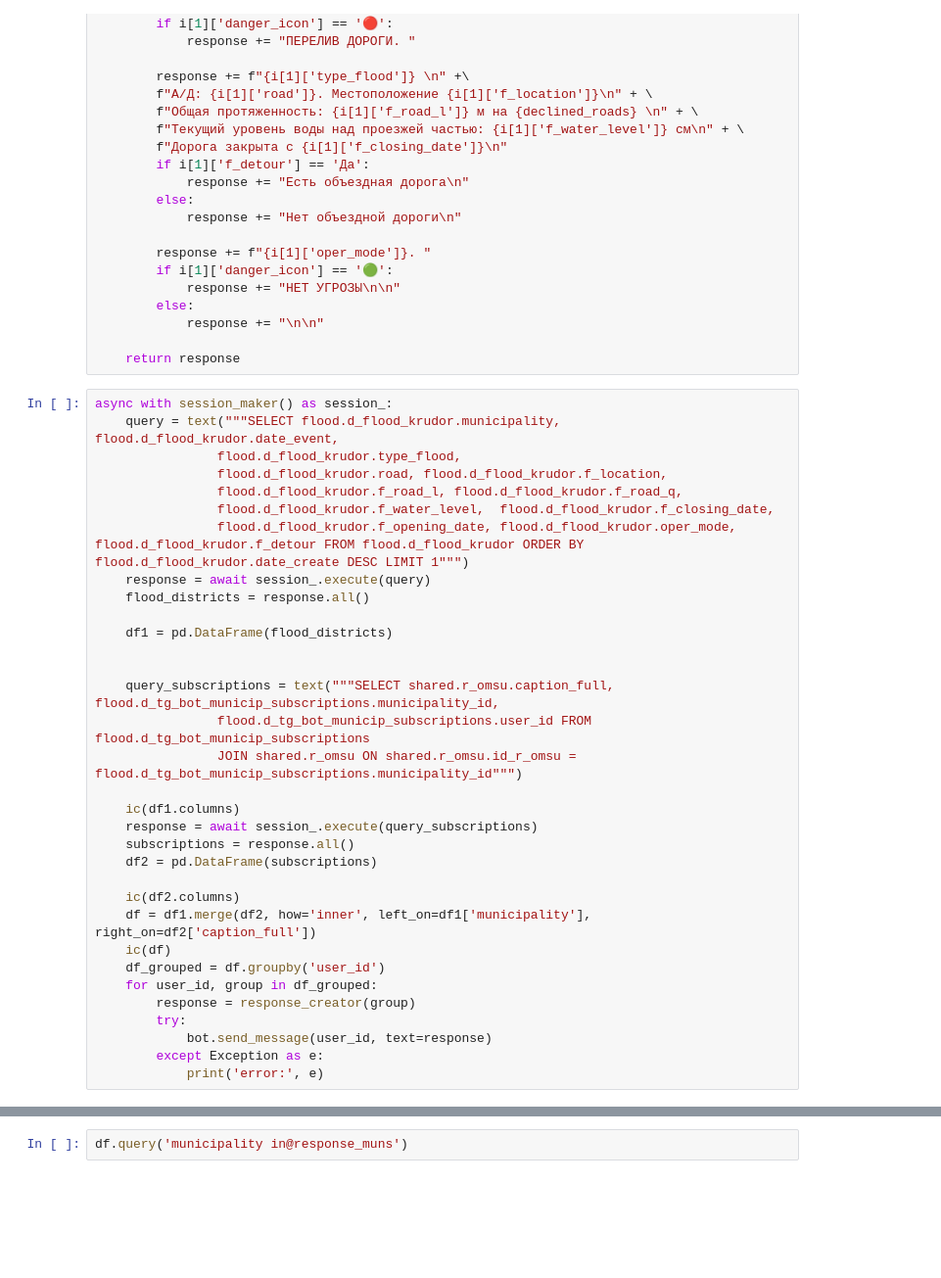
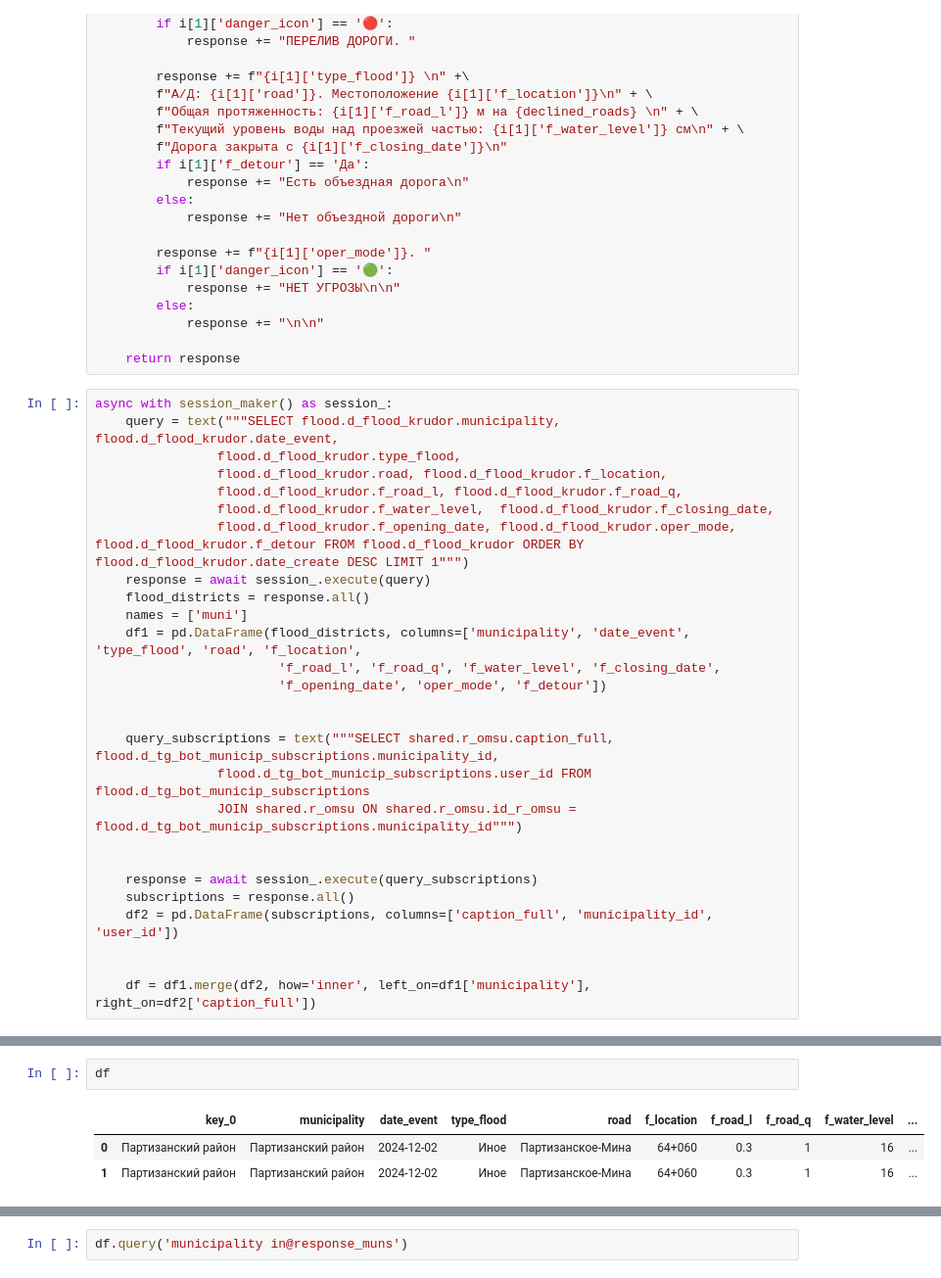
Before and after one commit to rejoller/floods_tg_bot, a Jupyter notebook: test_munic.ipynb, the cells around one changed output, grey strips where cells are left out. Shown: that part at 98% size. Cells and saved outputs as stored; diff of their text form; blank space fills up the shorter version.

```diff
--- a/test_munic.ipynb
+++ b/test_munic.ipynb
@@ -97,26 +97,20 @@ async with session_maker() as session_:
         		flood.d_flood_krudor.f_opening_date, flood.d_flood_krudor.oper_mode, flood.d_flood_krudor.f_detour FROM flood.d_flood_krudor ORDER BY flood.d_flood_krudor.date_create DESC LIMIT 1""")
     response = await session_.execute(query)
     flood_districts = response.all()
-
-    df1 = pd.DataFrame(flood_districts)
+    names = ['muni']
+    df1 = pd.DataFrame(flood_districts, columns=['municipality', 'date_event', 'type_flood', 'road', 'f_location',
+                        'f_road_l', 'f_road_q', 'f_water_level', 'f_closing_date',
+                        'f_opening_date', 'oper_mode', 'f_detour'])
 
 
     query_subscriptions = text("""SELECT shared.r_omsu.caption_full, flood.d_tg_bot_municip_subscriptions.municipality_id,
  				flood.d_tg_bot_municip_subscriptions.user_id FROM flood.d_tg_bot_municip_subscriptions
      			JOIN shared.r_omsu ON shared.r_omsu.id_r_omsu = flood.d_tg_bot_municip_subscriptions.municipality_id""")
 
-    ic(df1.columns)
+
     response = await session_.execute(query_subscriptions)
     subscriptions = response.all()
-    df2 = pd.DataFrame(subscriptions)
+    df2 = pd.DataFrame(subscriptions, columns=['caption_full', 'municipality_id', 'user_id'])
 
-    ic(df2.columns)
+
     df = df1.merge(df2, how='inner', left_on=df1['municipality'], right_on=df2['caption_full'])
-    ic(df)
-    df_grouped = df.groupby('user_id')
-    for user_id, group in df_grouped:
-        response = response_creator(group)
-        try:
-            bot.send_message(user_id, text=response)
-        except Exception as e:
-            print('error:', e)
@@ -140,0 +117,6 @@ RuntimeWarning: Enable tracemalloc to get the object allocation traceback
+# %%
+df
+# %% [output]
+|  | key_0 | municipality | date_event | type_flood | road | f_location | f_road_l | f_road_q | f_water_level | ... |
+| 0 | Партизанский район | Партизанский район | 2024-12-02 | Иное | Партизанское-Мина | 64+060 | 0.3 | 1 | 16 | ... |
+| 1 | Партизанский район | Партизанский район | 2024-12-02 | Иное | Партизанское-Мина | 64+060 | 0.3 | 1 | 16 | ... |
```
Also changed, not shown: parts of 2 cells of this notebook, 2 other files.
